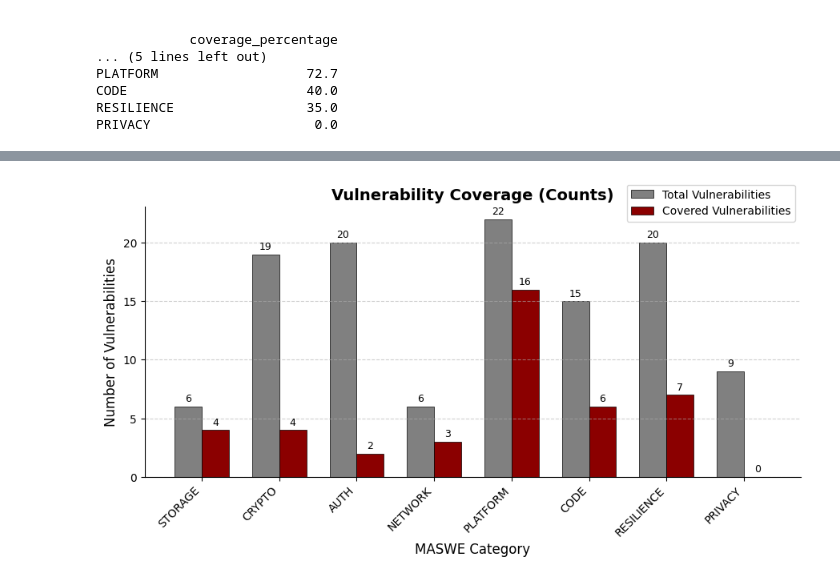
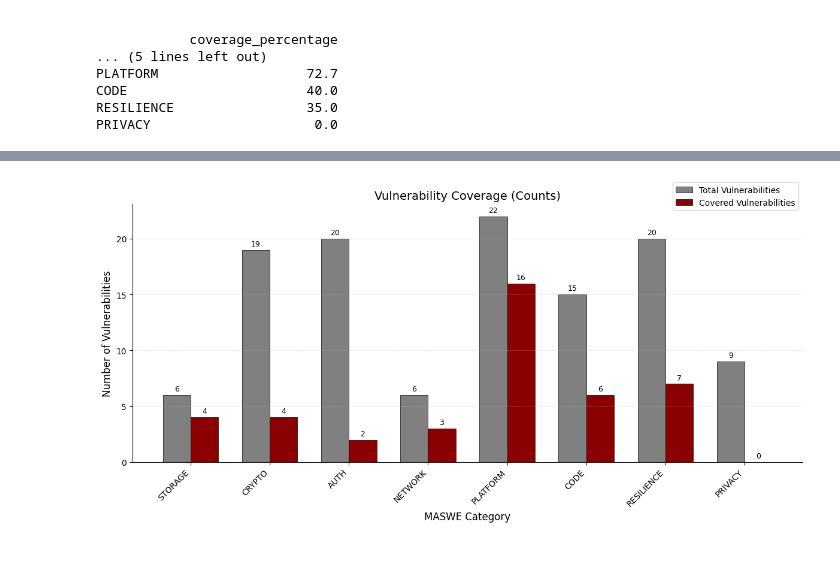
Before and after one commit to domi-cmd/Reference_Application_for_OWASP_MASTG, a Jupyter notebook: dev_documents/seminar_thesis/reference_apps/data_manipulation/app_vulnerability_coverage.ipynb, the cells around one changed output, grey strips where cells are left out. Drawn from its saved outputs; the diff is of its cells as text; code cells hidden in the pictures; blank space fills up the shorter version.

```diff
--- a/dev_documents/seminar_thesis/reference_apps/data_manipulation/app_vulnerability_coverage.ipynb
+++ b/dev_documents/seminar_thesis/reference_apps/data_manipulation/app_vulnerability_coverage.ipynb
@@ -174,11 +174,11 @@ category_colors = {
 bar_colors = top10["Category"].map(category_colors)
 
 # Explicit-style horizontal bar plot
-fig, ax = plt.subplots(figsize=(10, 6))
+fig, ax = plt.subplots(figsize=(12, 6))
 bars = ax.barh(top10["MASWE_Code"], top10["Coverage Count"], color=bar_colors,
                edgecolor="black", linewidth=0.5)
-ax.set_xlabel("Coverage Count", fontsize=12, labelpad=10)
-ax.set_title("Top 10 Most Frequently Covered Vulnerabilities", fontsize=14, weight='bold')
+ax.set_xlabel("Coverage Count", fontsize=10, labelpad=10)
+ax.set_title("Top 10 Most Frequently Covered Vulnerabilities", fontsize=14)
 ax.invert_yaxis()  # highest counts on top
 ax.grid(axis="x", linestyle="--", alpha=0.6)
 ax.spines[["top", "right"]].set_visible(False)
@@ -296,39 +296,39 @@ x = np.arange(len(categories))
 width = 0.35  # width of each bar
 
 # Explicit style plot
-fig, ax = plt.subplots(figsize=(9, 5))
+fig, ax = plt.subplots(figsize=(12, 6))
 
 # Plot both total and covered bars
 bars1 = ax.bar(x - width/2, total, width, label="Total Vulnerabilities", color="gray",
                edgecolor="black", linewidth=0.5)
 bars2 = ax.bar(x + width/2, covered, width, label="Covered Vulnerabilities", color="darkred",
                edgecolor="black", linewidth=0.5)
 
 # Customize plot
-ax.set_title("Vulnerability Coverage (Counts)", fontsize=14, weight='bold')
+ax.set_title("Vulnerability Coverage (Counts)", fontsize=14)
 ax.set_xlabel("MASWE Category", fontsize=12)
 ax.set_ylabel("Number of Vulnerabilities", fontsize=12)
 ax.set_xticks(x)
 ax.set_xticklabels(categories, rotation=45, ha="right")
 ax.legend(
     loc="upper right",          # position relative to the Axes
     bbox_to_anchor=(1, 1.1),  # (x, y) — 1.15 moves it a bit above the top
     frameon=True                # optional: remove box background
 )
-ax.grid(axis="y", linestyle="--", alpha=0.6)
+ax.grid(axis="y", linestyle="--", alpha=0.5, linewidth=0.5)
 ax.spines[["top", "right"]].set_visible(False)
 
 # Annotate bars with values
 for bars in [bars1, bars2]:
     for bar in bars:
         height = bar.get_height()
         ax.text(bar.get_x() + bar.get_width()/2, height + 0.2,
                 f"{int(height)}", ha="center", va="bottom", fontsize=9)
 
 plt.tight_layout()
 plt.show()
 
 # Save the figure
 fig.savefig("../plots/total_coverage_without_my_app/total_vs_implemented_coverage_counts", dpi=300, bbox_inches="tight")
 # %% [output]
-[figure, old version]
+[figure, new version]
```
Also changed, not shown: parts of 2 cells of this notebook, 7 other files.
